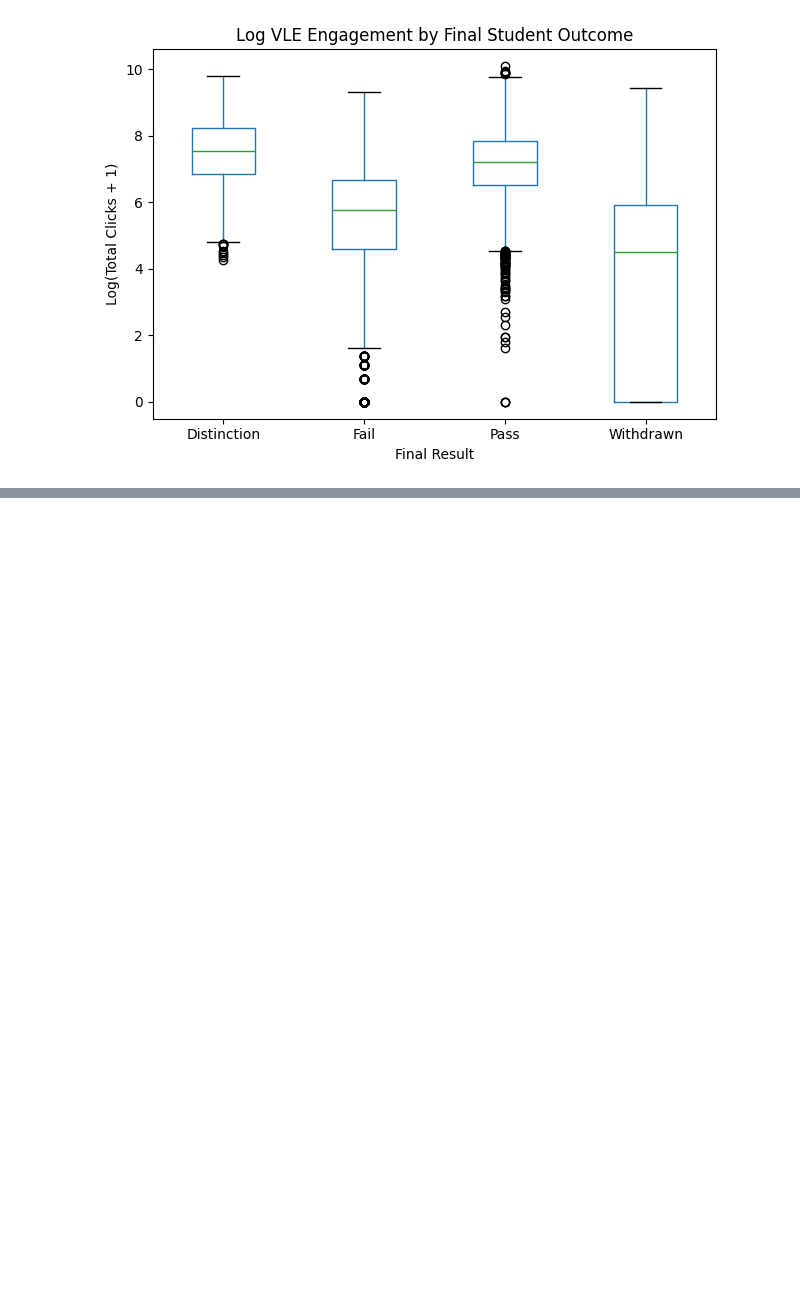
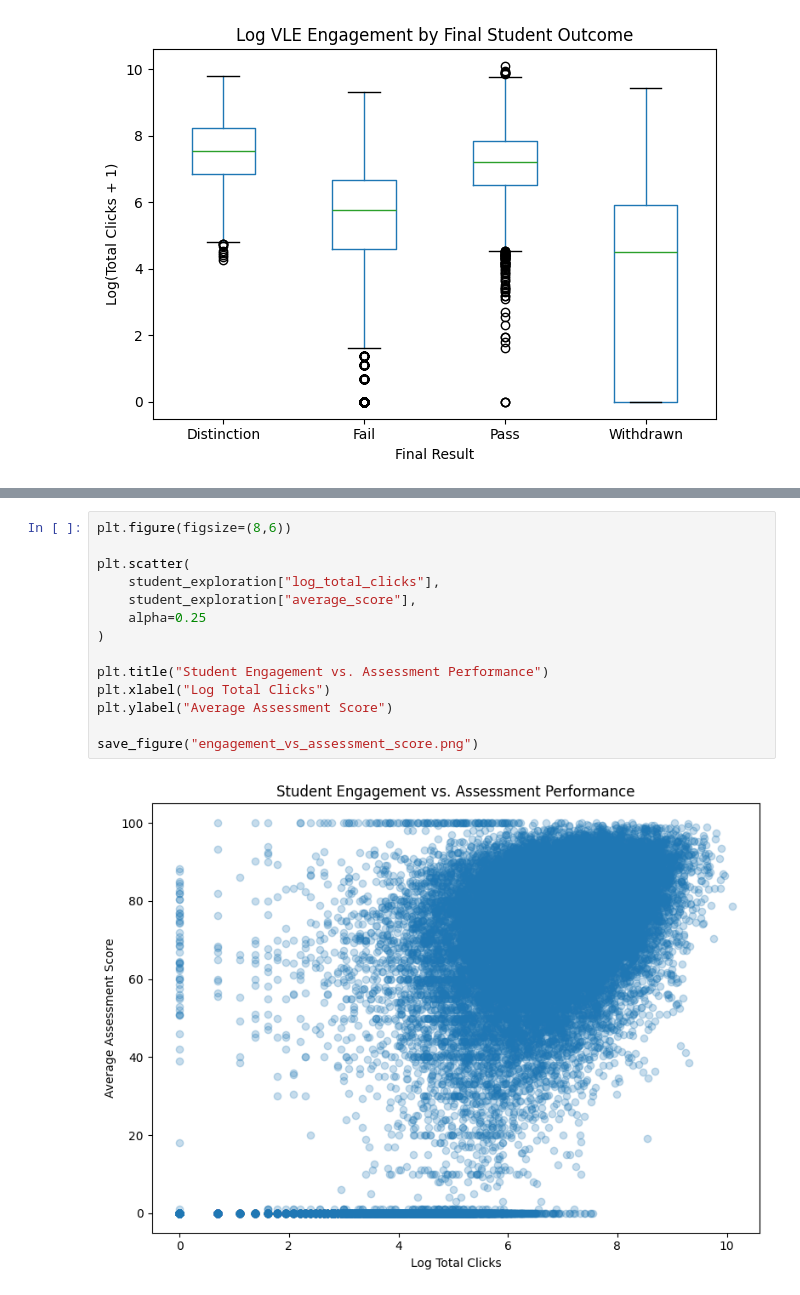
Before and after one commit to maverick8675309/seaid-framework, a Jupyter notebook: Notebooks/01_data_exploration.ipynb, the cells around one changed output, grey strips where cells are left out. Drawn from its saved outputs; the diff is of its cells as text; blank space fills up the shorter version.

```diff
--- a/Notebooks/01_data_exploration.ipynb
+++ b/Notebooks/01_data_exploration.ipynb
@@ -818,0 +988,16 @@ save_figure("engagement_boxplot.png")
+# %%
+plt.figure(figsize=(8,6))
+
+plt.scatter(
+    student_exploration["log_total_clicks"],
+    student_exploration["average_score"],
+    alpha=0.25
+)
+
+plt.title("Student Engagement vs. Assessment Performance")
+plt.xlabel("Log Total Clicks")
+plt.ylabel("Average Assessment Score")
+
+save_figure("engagement_vs_assessment_score.png")
+# %% [output]
+[figure, added]
```
Also changed, not shown: parts of 28 cells of this notebook.
